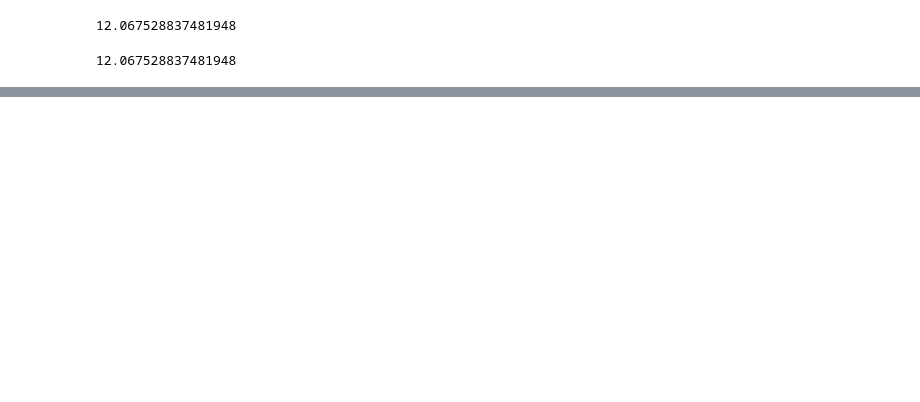
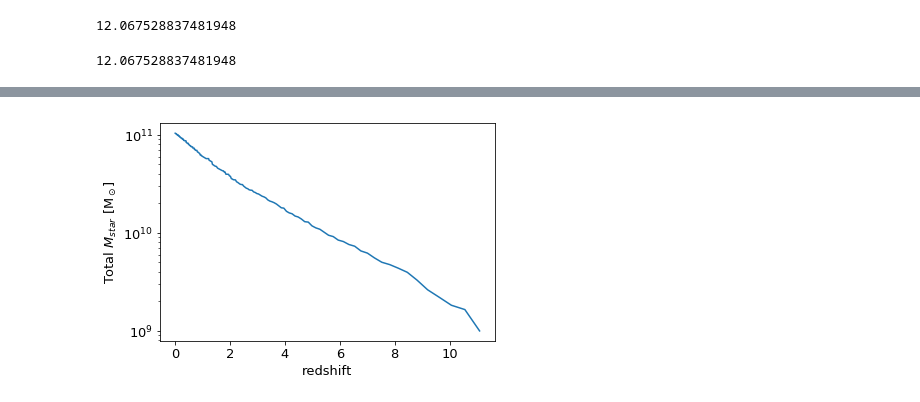
Before and after one commit to caterpillarproject/caga, a Jupyter notebook: notebooks/GAMMATreeBasic.ipynb, the cells around one changed output, grey strips where cells are left out. Cells and saved outputs as stored; diff of their text form; code cells hidden in the pictures; blank space fills up the shorter version.

```diff
--- a/notebooks/GAMMATreeBasic.ipynb
+++ b/notebooks/GAMMATreeBasic.ipynb
@@ -46,0 +63,4 @@ Warning -- Not enough gas to sustain the SFH. 2
+# %%
+fig = caga.plot.mstar_evolution(g,reduction_factor=0.7)
+# %% [output]
+[figure, added]
```
Also changed, not shown: parts of 6 cells of this notebook.
